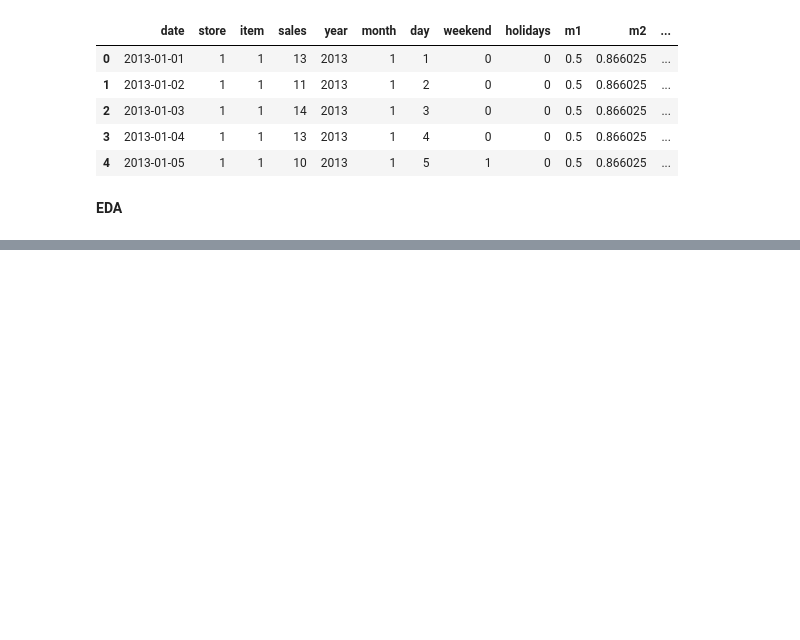
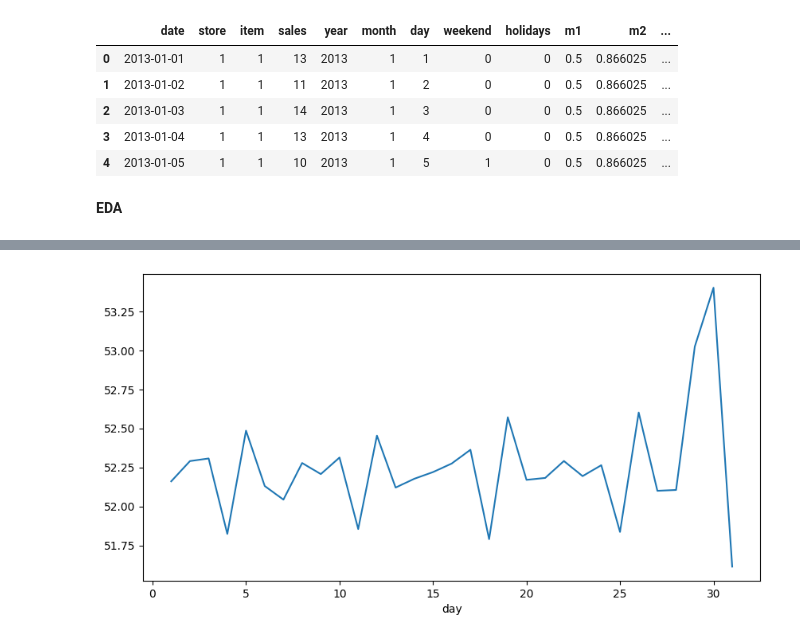
Before and after one commit to rizz045/Inventory-Demand-Forecasting-using-Machine-Learning, a Jupyter notebook: Inventory_Demand_Forecasting_using_Machine_Learning.ipynb, the cells around one changed output, grey strips where cells are left out. Saved outputs shown, nothing was run; the diff lists cells and outputs as text; code cells hidden in the pictures; blank space fills up the shorter version.

```diff
--- a/Inventory_Demand_Forecasting_using_Machine_Learning.ipynb
+++ b/Inventory_Demand_Forecasting_using_Machine_Learning.ipynb
@@ -155,0 +174,6 @@ df.drop('date', axis=1, inplace=True)
+# %%
+plt.figure(figsize=(10, 5))
+df.groupby('day').mean()['sales'].plot()
+plt.show()
+# %% [output]
+[figure, added]
```
Also changed, not shown: parts of 13 cells of this notebook.
